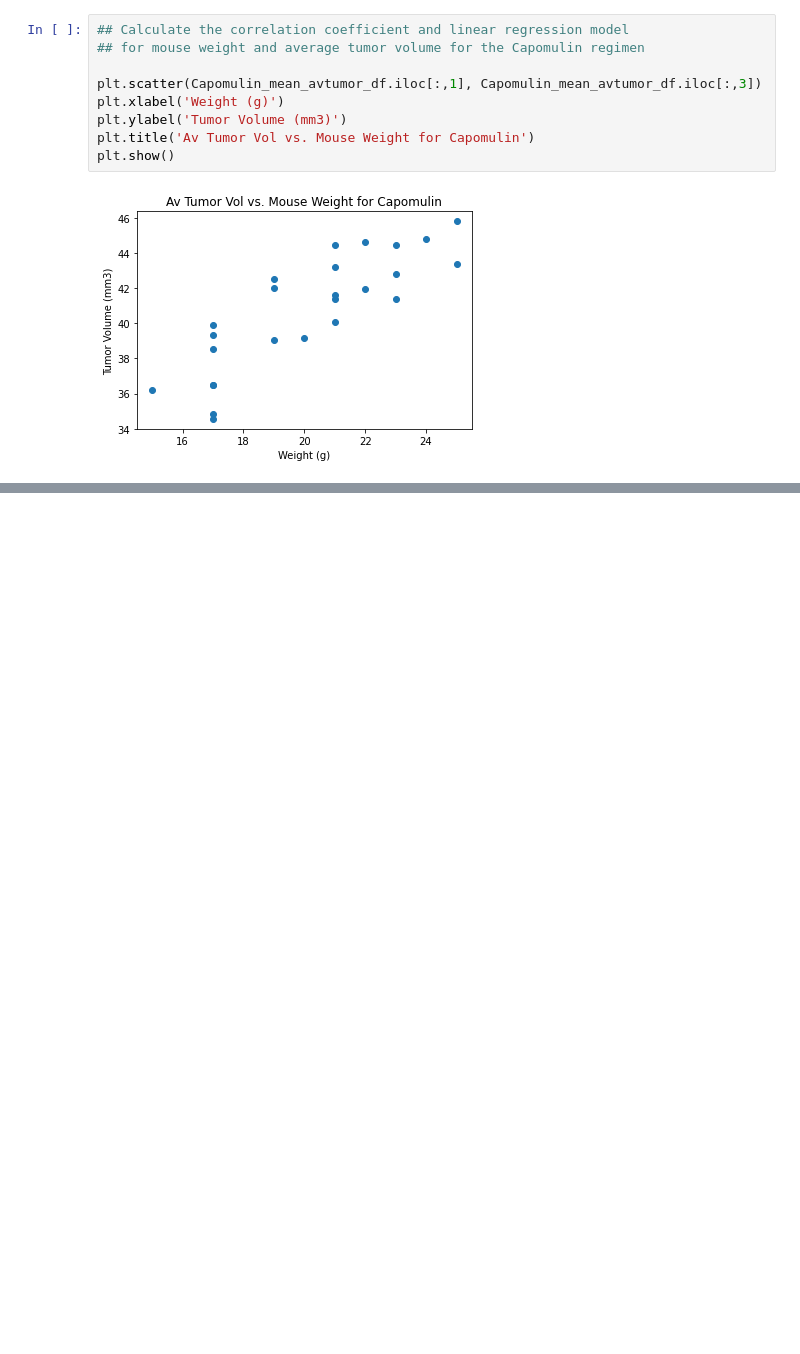
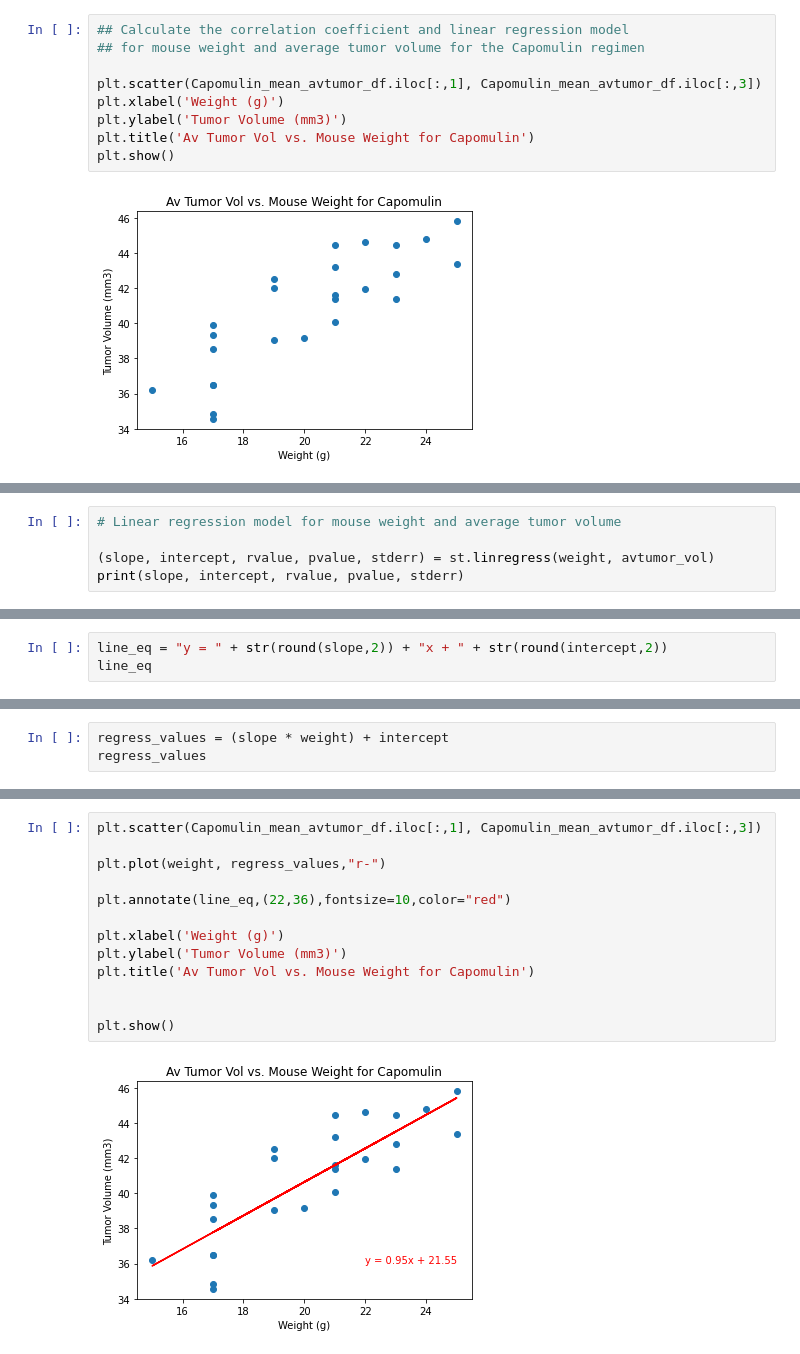
Before and after one commit to NathanJPotter/Matplotlib-challenge-np, a Jupyter notebook: Pymaceuticals/pymaceuticals_starter.ipynb, the cells around one changed output, grey strips where cells are left out. Cells and saved outputs as stored; diff of their text form; blank space fills up the shorter version.

Commit message:
Linear regression model is done

```diff
--- a/Pymaceuticals/pymaceuticals_starter.ipynb
+++ b/Pymaceuticals/pymaceuticals_starter.ipynb
@@ -459,0 +460,5 @@ The correlation betwen mouse weight and average tumor volume is 0.84
+# %%
+# Linear regression model for mouse weight and average tumor volume
+
+(slope, intercept, rvalue, pvalue, stderr) = st.linregress(weight, avtumor_vol)
+print(slope, intercept, rvalue, pvalue, stderr)
@@ -459,0 +467,3 @@ The correlation betwen mouse weight and average tumor volume is 0.84
+# %%
+line_eq = "y = " + str(round(slope,2)) + "x + " + str(round(intercept,2))
+line_eq
@@ -459,0 +472,3 @@ The correlation betwen mouse weight and average tumor volume is 0.84
+# %%
+regress_values = (slope * weight) + intercept
+regress_values
@@ -459,0 +493,15 @@ The correlation betwen mouse weight and average tumor volume is 0.84
+# %%
+plt.scatter(Capomulin_mean_avtumor_df.iloc[:,1], Capomulin_mean_avtumor_df.iloc[:,3])
+
+plt.plot(weight, regress_values,"r-")
+
+plt.annotate(line_eq,(22,36),fontsize=10,color="red")
+
+plt.xlabel('Weight (g)')
+plt.ylabel('Tumor Volume (mm3)')
+plt.title('Av Tumor Vol vs. Mouse Weight for Capomulin')
+
+
+plt.show()
+# %% [output]
+[figure, added]
```
Also changed, not shown: parts of 4 cells of this notebook.
